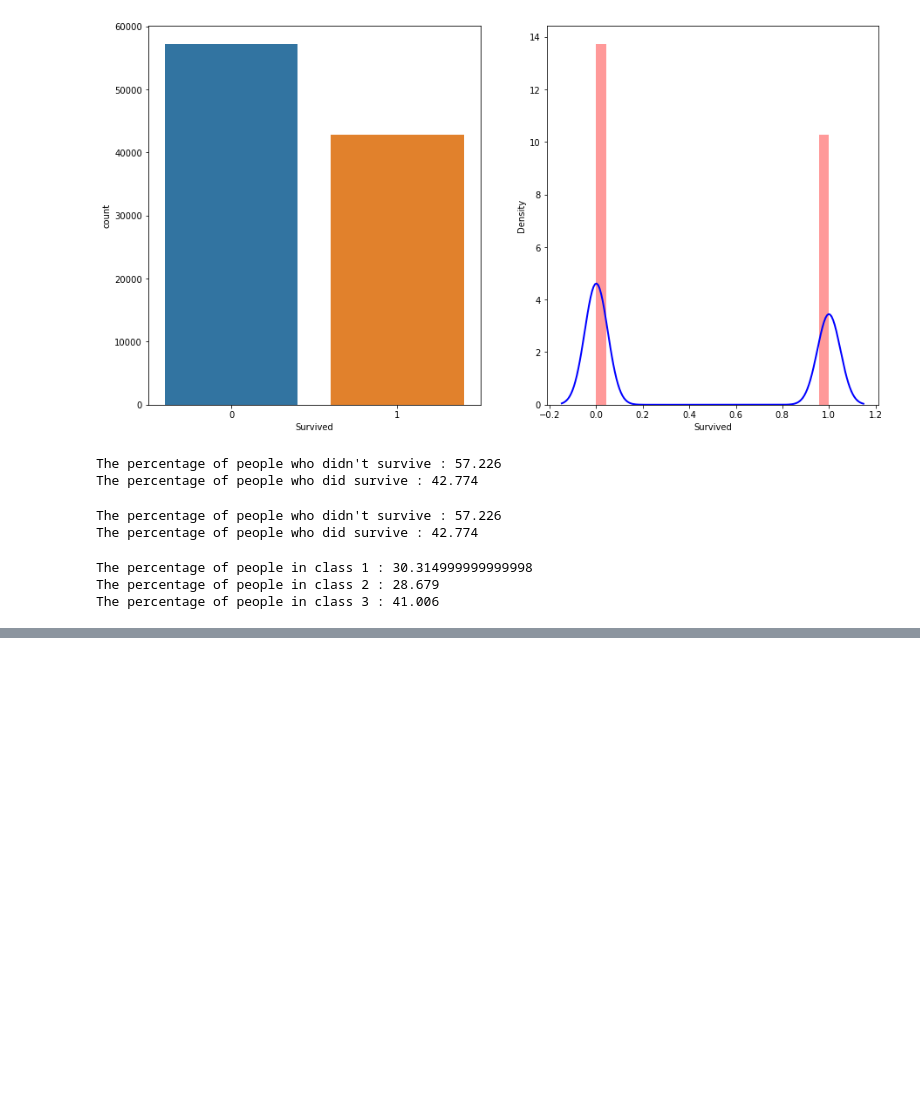
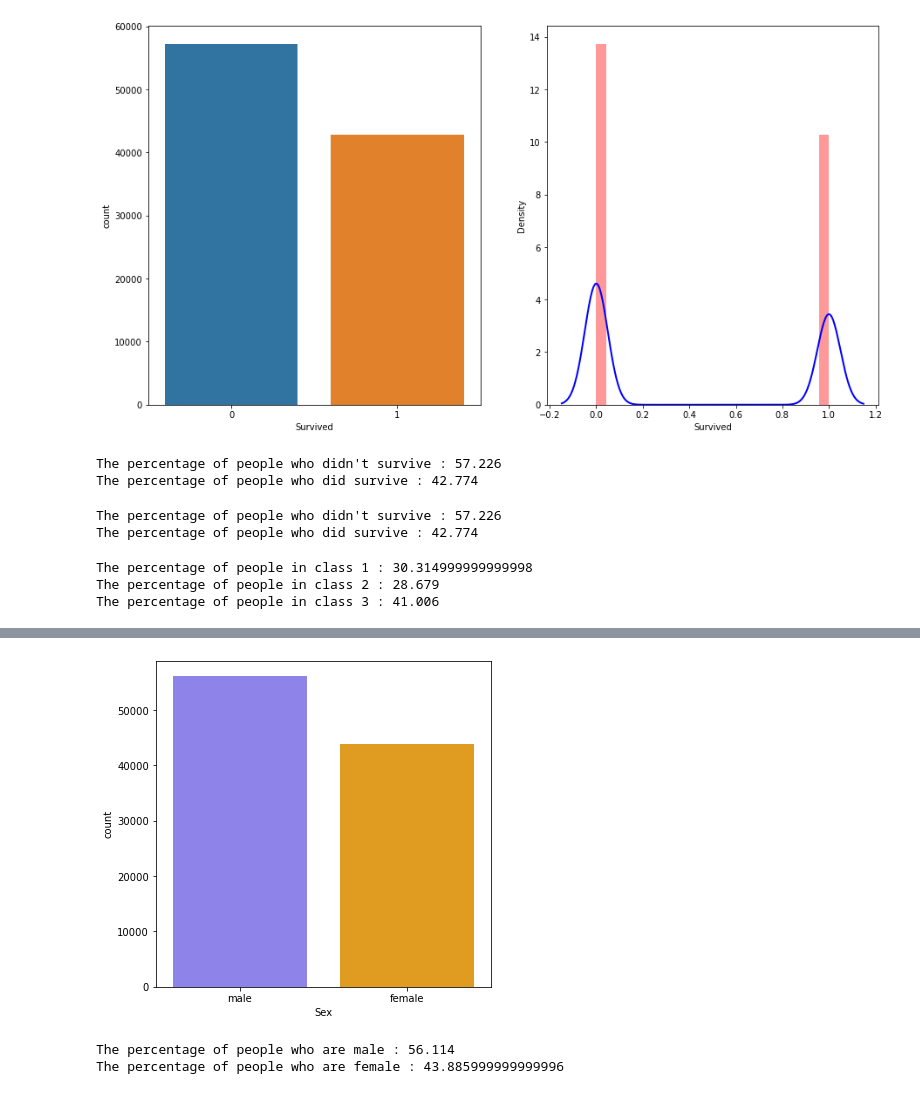
Before and after one commit to aditishraq/Kaggle-Tabular-Playground, a Jupyter notebook: Untitled.ipynb, the cells around one changed output, grey strips where cells are left out. Cells and saved outputs as stored; diff of their text form; code cells hidden in the pictures; blank space fills up the shorter version.

```diff
--- a/Untitled.ipynb
+++ b/Untitled.ipynb
@@ -187,0 +206,13 @@ The percentage of people in class 3 : 41.006
+# %%
+fig = plt.figure(figsize=(6,6))
+sns.set_palette(["#8072fa","orange"])
+ax = sns.countplot(x="Sex",data=train)
+plt.show()
+# %% [output]
+[figure, added]
+# %%
+print("The percentage of people who are male :",((train['Sex'] == "male").sum() / train.shape[0]) * 100)
+print("The percentage of people who are female :",((train['Sex'] == "female").sum() / train.shape[0]) * 100)
+# %% [output]
+The percentage of people who are male : 56.114
+The percentage of people who are female : 43.885999999999996
```
Also changed, not shown: parts of 18 cells of this notebook, 1 other file.
